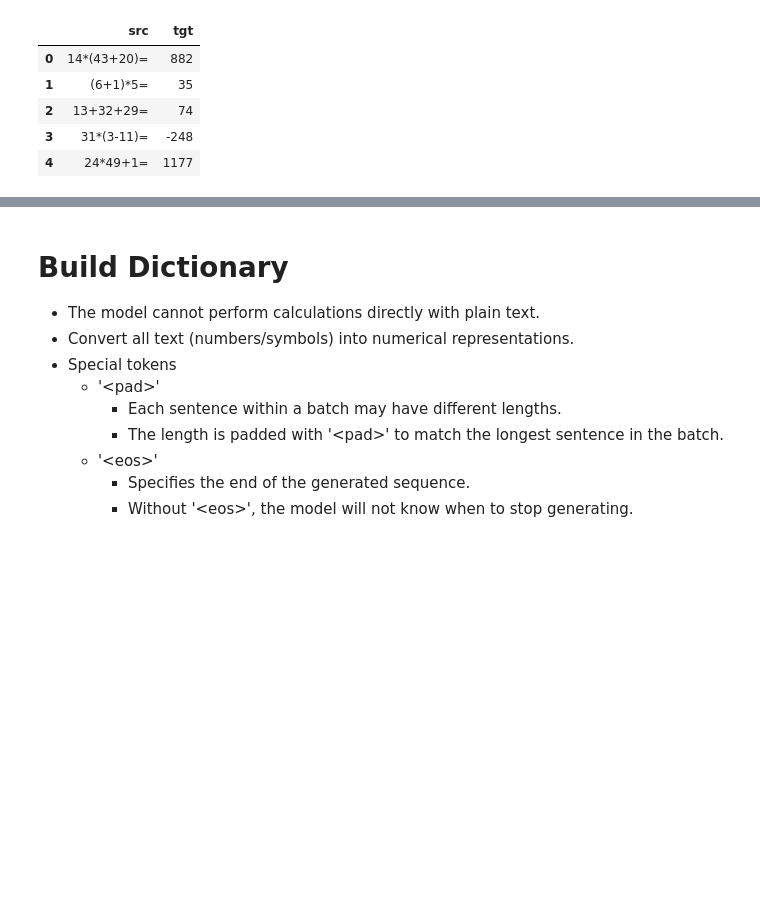
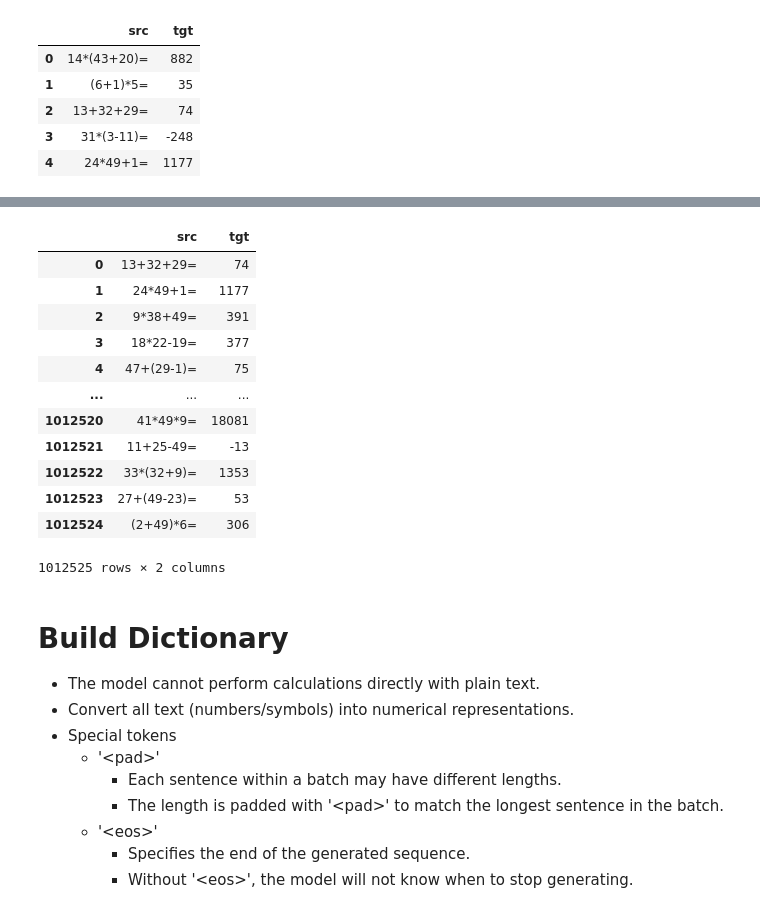
Before and after one commit to Henry0517code/NTHU-NLP-Assignment-2, a Jupyter notebook: nlp-assignment-2.ipynb, the cells around one changed output, grey strips where cells are left out. Saved outputs shown, nothing was run; the diff lists cells and outputs as text; code cells hidden in the pictures; blank space fills up the shorter version.

```diff
--- a/nlp-assignment-2.ipynb
+++ b/nlp-assignment-2.ipynb
@@ -40,3 +79,19 @@ df_train.head()
+# %%
+df_eval
+# %% [output]
+|  | src | tgt |
+| 0 | 13+32+29= | 74 |
+| 1 | 24*49+1= | 1177 |
+| 2 | 9*38+49= | 391 |
+| 3 | 18*22-19= | 377 |
+| 4 | 47+(29-1)= | 75 |
+| ... | ... | ... |
+| 1012520 | 41*49*9= | 18081 |
+| 1012521 | 11+25-49= | -13 |
+| 1012522 | 33*(32+9)= | 1353 |
+| 1012523 | 27+(49-23)= | 53 |
+| 1012524 | (2+49)*6= | 306 |
+1012525 rows × 2 columns
 # %%
 # transform the input data to string
 df_train['tgt'] = df_train['tgt'].apply(lambda x: str(x))
```
Also changed, not shown: parts of 7 cells of this notebook.
